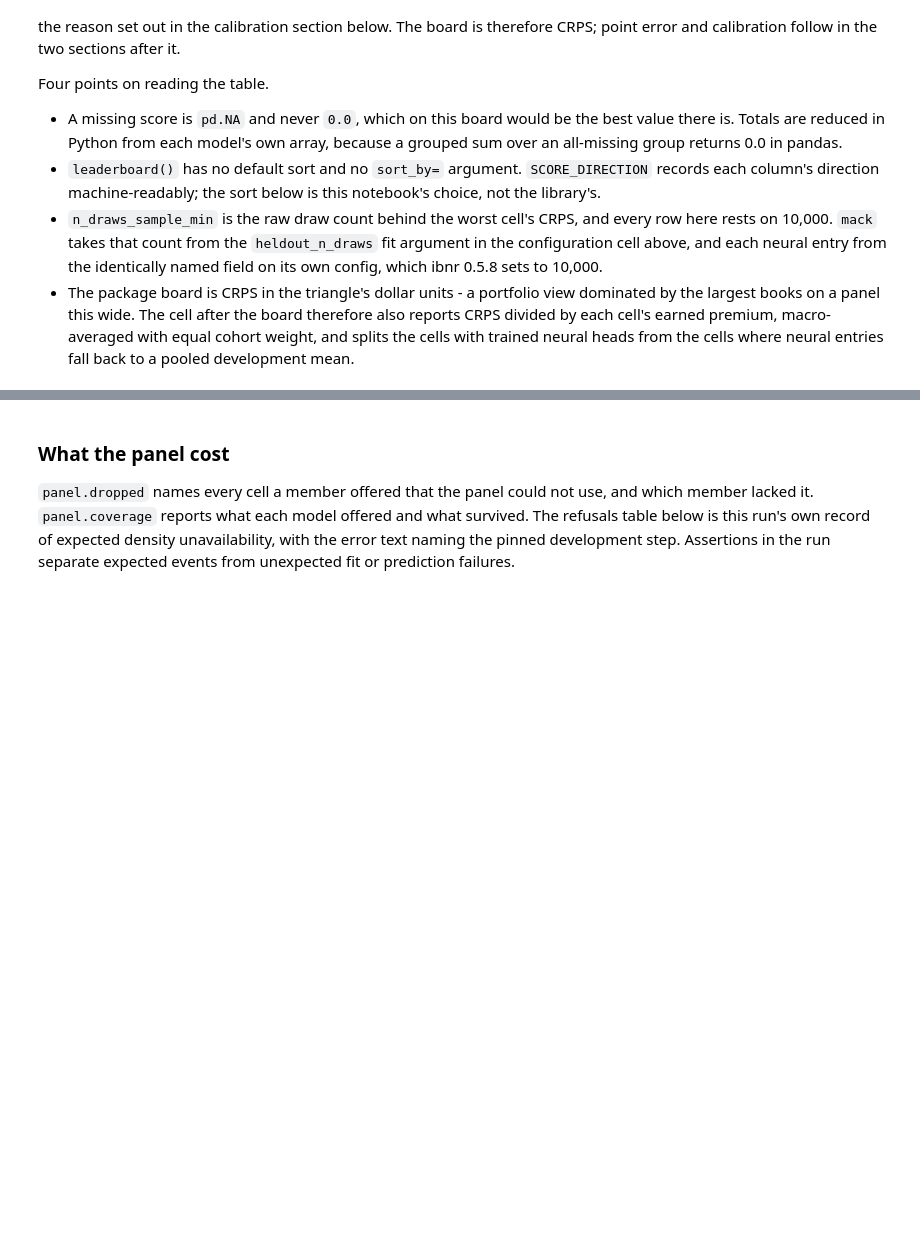
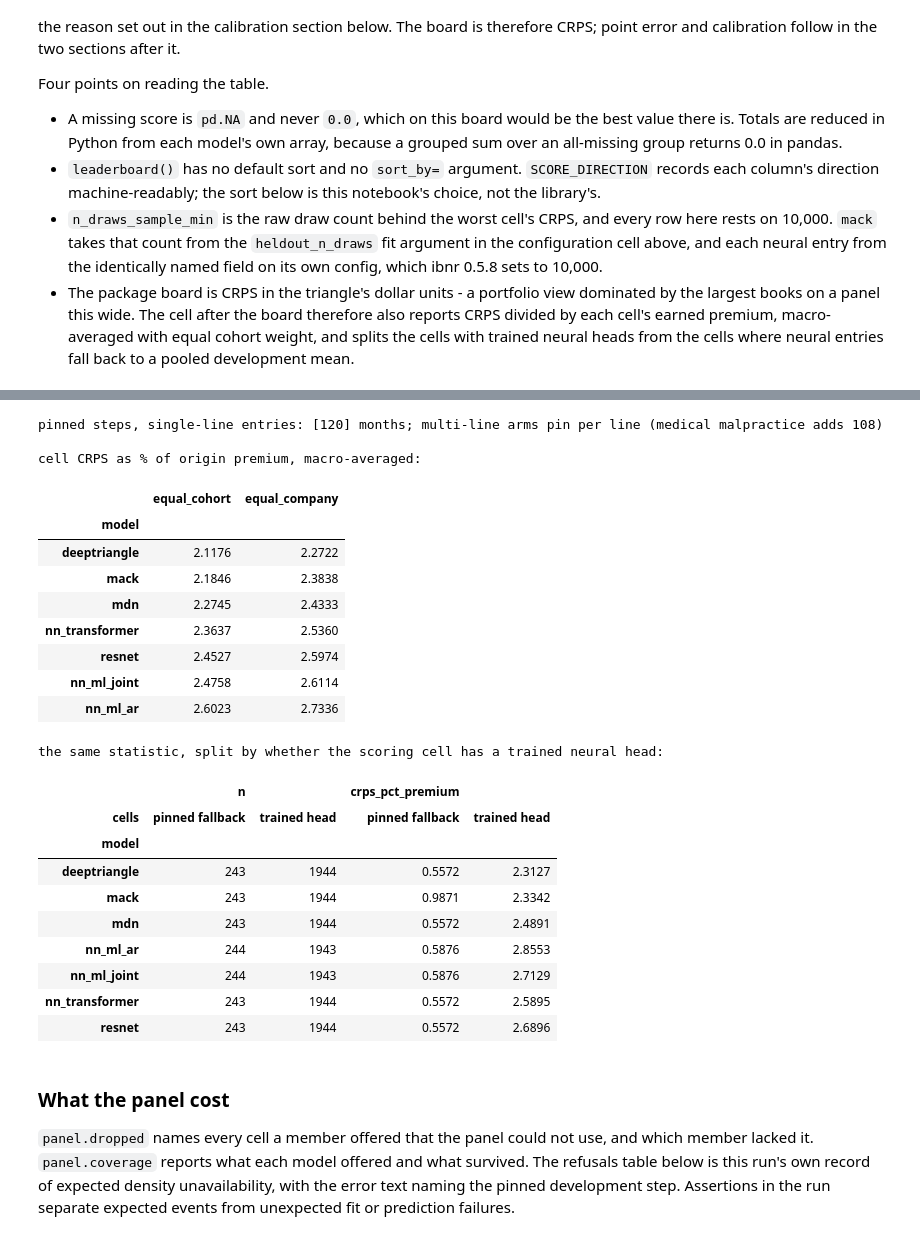
Before and after one commit to EKtheSage/ibnr, a Jupyter notebook: analysis/03c_multiline_transformer.ipynb, the cells around one changed output, grey strips where cells are left out. Drawn from its saved outputs; the diff is of its cells as text; code cells hidden in the pictures; blank space fills up the shorter version.

Commit message:
docs: notebook 3c rerun on 0.5.8 - the multi-line arms join the held-out board

```diff
--- a/analysis/03c_multiline_transformer.ipynb
+++ b/analysis/03c_multiline_transformer.ipynb
@@ -1042,6 +1168,7 @@ def _is_pinned(model, lob, dev):
     if model in ml_fits:
         return dev in _pinned_ml[(model, lob)]
     return dev in _pinned_single
+
 
 cell_rows = []
 for f in forecasts:
@@ -1070,35 +1197,61 @@ cells_df["crps_pct_premium"] = 100.0 * cells_df["crps"] / cells_df["premium"]
 cells_df["cells"] = [
     "pinned fallback" if _is_pinned(m, lob, d) else "trained head"
     for m, lob, d in zip(
         cells_df["model"], cells_df["line_of_business"], cells_df["dev_lag"], strict=True
     )
 ]
 
 _per_cohort = cells_df.groupby(["model", "company_code", "line_of_business"])[
     "crps_pct_premium"
 ].mean()
 norm_view = pd.DataFrame(
     {
         "equal_cohort": _per_cohort.groupby("model").mean(),
         "equal_company": _per_cohort.groupby(["model", "company_code"])
         .mean()
         .groupby("model")
         .mean(),
     }
 ).sort_values("equal_cohort")
-print(f"pinned steps, single-line entries: {sorted(_pinned_single)} months; "
-      f"multi-line arms pin per line (medical malpractice adds 108)")
+print(
+    f"pinned steps, single-line entries: {sorted(_pinned_single)} months; "
+    f"multi-line arms pin per line (medical malpractice adds 108)"
+)
 print("\ncell CRPS as % of origin premium, macro-averaged:")
 display(norm_view.round(4))
 
 split_view = (
     cells_df.groupby(["model", "cells"])
     .agg(n=("crps_pct_premium", "size"), crps_pct_premium=("crps_pct_premium", "mean"))
     .reset_index()
     .pivot(index="model", columns="cells")
 )
 print("the same statistic, split by whether the scoring cell has a trained neural head:")
 display(split_view.round(4))
+# %% [output]
+pinned steps, single-line entries: [120] months; multi-line arms pin per line (medical malpractice adds 108)
+
+cell CRPS as % of origin premium, macro-averaged:
+|  | equal_cohort | equal_company |
+| model |  |  |
+| deeptriangle | 2.1176 | 2.2722 |
+| mack | 2.1846 | 2.3838 |
+| mdn | 2.2745 | 2.4333 |
+| nn_transformer | 2.3637 | 2.5360 |
+| resnet | 2.4527 | 2.5974 |
+| nn_ml_joint | 2.4758 | 2.6114 |
+| nn_ml_ar | 2.6023 | 2.7336 |
+the same statistic, split by whether the scoring cell has a trained neural head:
+|  | n |  | crps_pct_premium |  |
+| cells | pinned fallback | trained head | pinned fallback | trained head |
+| model |  |  |  |  |
+| deeptriangle | 243 | 1944 | 0.5572 | 2.3127 |
+| mack | 243 | 1944 | 0.9871 | 2.3342 |
+| mdn | 243 | 1944 | 0.5572 | 2.4891 |
+| nn_ml_ar | 244 | 1943 | 0.5876 | 2.8553 |
+| nn_ml_joint | 244 | 1943 | 0.5876 | 2.7129 |
+| nn_transformer | 243 | 1944 | 0.5572 | 2.5895 |
+| resnet | 243 | 1944 | 0.5572 | 2.6896 |
 # %% [markdown]
 ### What the panel cost
 
```
Also changed, not shown: parts of 36 cells of this notebook, 5 other files.
